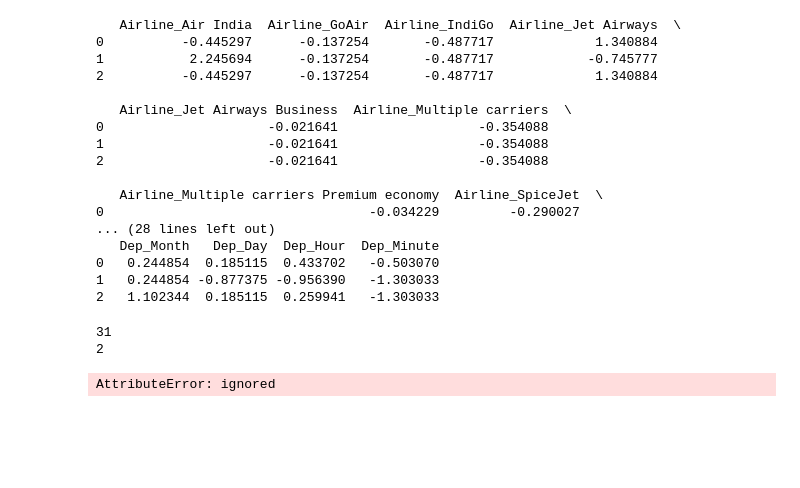
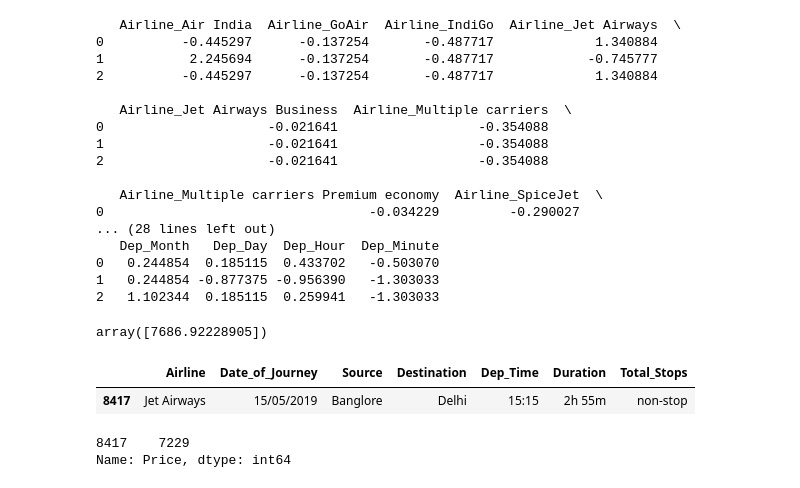
Before and after one commit to AnviTendulkar/Airline_Fare_Prediction, a Jupyter notebook: final.ipynb, the cells around one changed output. Cells and saved outputs as stored; diff of their text form; code cells hidden in the pictures; blank space fills up the shorter version.

```diff
--- a/final.ipynb
+++ b/final.ipynb
@@ -195,16 +195,22 @@ print(transformed_df.head(3))
 0   0.244854  0.185115  0.433702   -0.503070
 1   0.244854 -0.877375 -0.956390   -1.303033
 2   1.102344  0.185115  0.259941   -1.303033
-# %%
-### predict one item
-data = [['Pirangut' , 2.0 ,2.0 ,1 ,'Relatively New','Low Floor',12.0 ,856.0 ,0.0,0.0,0.0,0.0,0.0,0.0 ,'medium']]
-columns = ['property_name', 'bedRoom', 'bathroom', 'balcony', 'agePossession',
-       'floor', 'story', 'built_up_area', 'study room', 'servant room',
-       'store room', 'pooja room', 'others', 'furnish_type', 'luxury_score']
-# Convert to DataFrame
-one_df = pd.DataFrame(data, columns=columns)
-pipeline1.predict(one_df)
-# %% [output]
-31
-2
-AttributeError: ignored
+# %%
+### predict one item
+data = [['Jet Airways' ,'15/05/2019' ,'Banglore' ,'Delhi','15:15' ,'2h 55m' ,'non-stop']]
+columns = ['Airline'	,'Date_of_Journey',	'Source',	'Destination',	'Dep_Time',	'Duration',	'Total_Stops']
+# Convert to DataFrame
+one_df = pd.DataFrame(data, columns=columns)
+pipe_clf.predict(one_df)
+# %% [output]
+array([7686.92228905])
+# %%
+df.head(1)
+# %% [output]
+|  | Airline | Date_of_Journey | Source | Destination | Dep_Time | Duration | Total_Stops |
+| 8417 | Jet Airways | 15/05/2019 | Banglore | Delhi | 15:15 | 2h 55m | non-stop |
+# %%
+y_train.head(1)
+# %% [output]
+8417    7229
+Name: Price, dtype: int64
```
